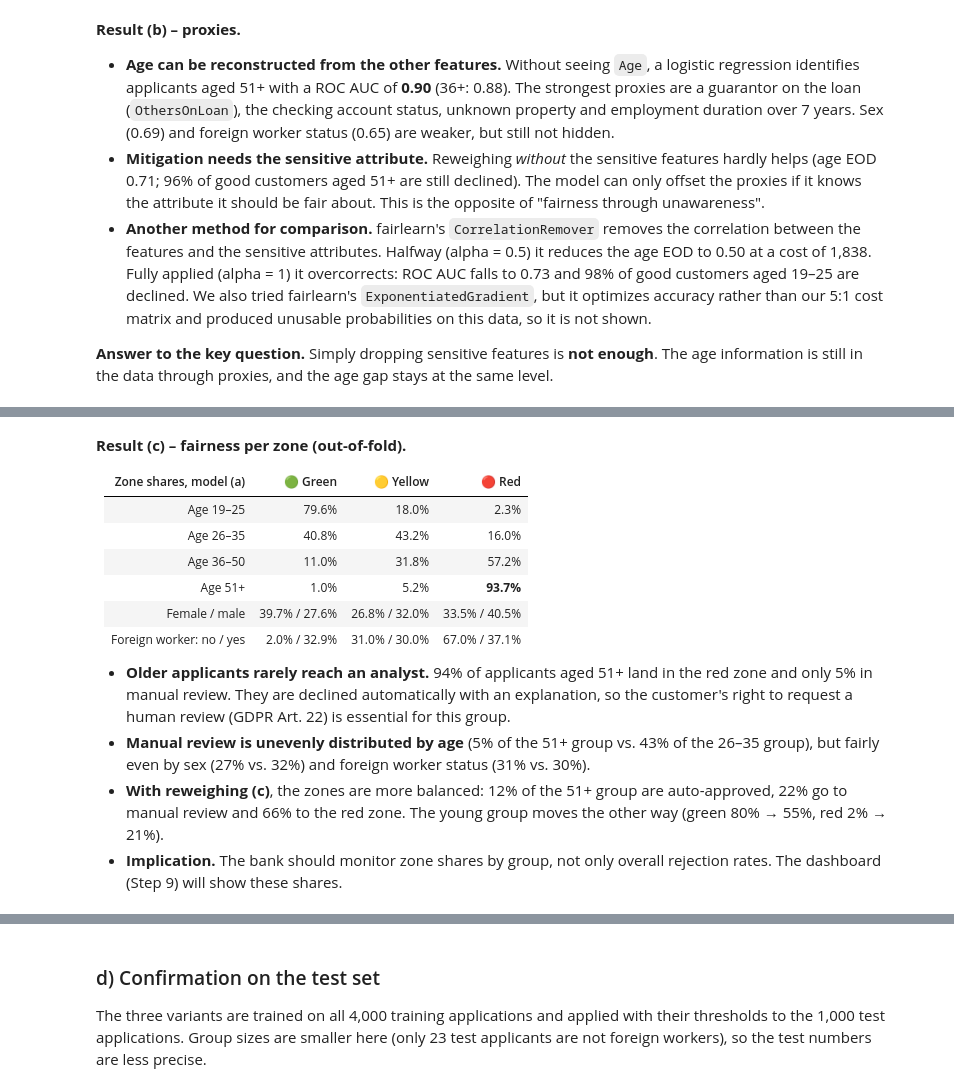
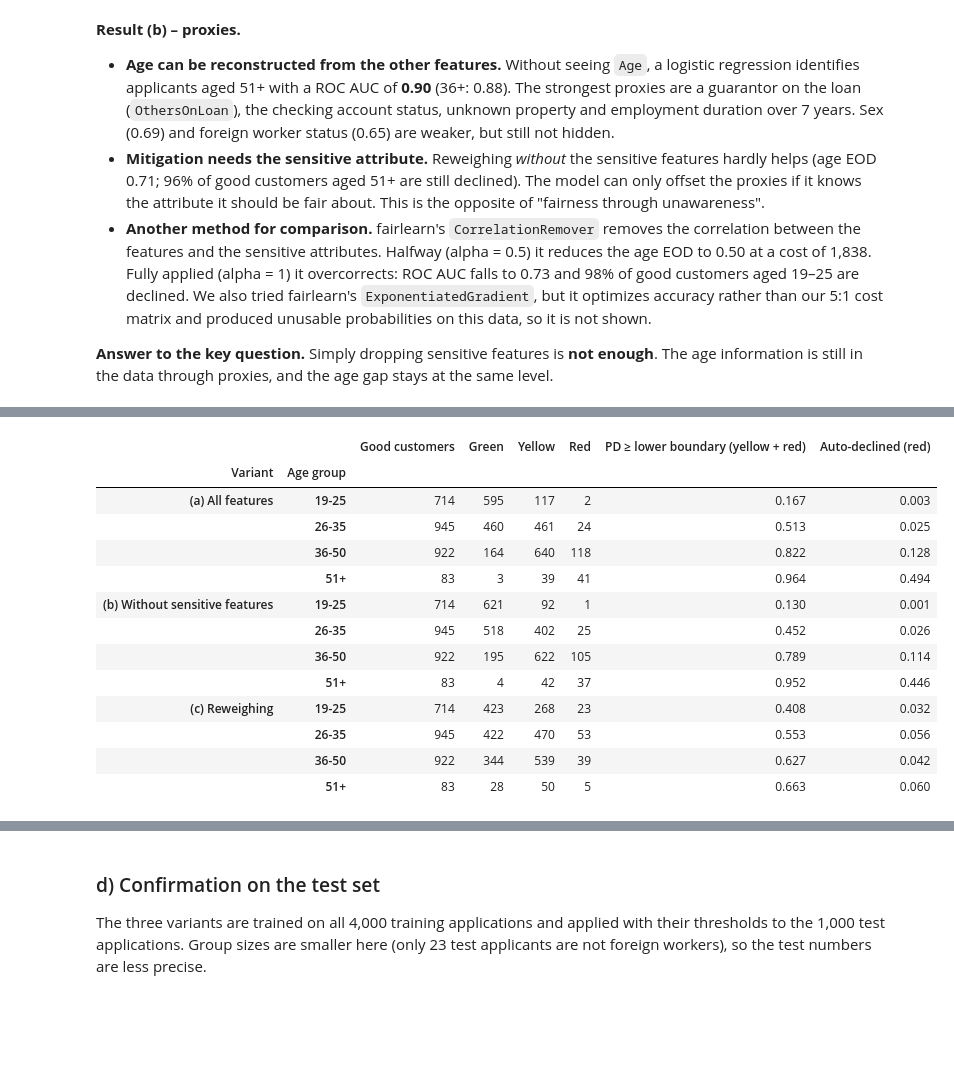
Before and after one commit to cdomat/creditparity, a Jupyter notebook: notebooks/credit_risk_step_6_fairness.ipynb, the cells around one changed output, grey strips where cells are left out. Saved outputs shown, nothing was run; the diff lists cells and outputs as text; code cells hidden in the pictures; blank space fills up the shorter version.

```diff
--- a/notebooks/credit_risk_step_6_fairness.ipynb
+++ b/notebooks/credit_risk_step_6_fairness.ipynb
@@ -424,16 +441,34 @@ plt.show()
-# %% [markdown]
-**Result (c) – fairness per zone (out-of-fold).**
-
-| Zone shares, model (a) | 🟢 Green | 🟡 Yellow | 🔴 Red |
-|---|---|---|---|
-| Age 19–25 | 79.6% | 18.0% | 2.3% |
-| Age 26–35 | 40.8% | 43.2% | 16.0% |
-| Age 36–50 | 11.0% | 31.8% | 57.2% |
-| Age 51+ | 1.0% | 5.2% | **93.7%** |
-| Female / male | 39.7% / 27.6% | 26.8% / 32.0% | 33.5% / 40.5% |
-| Foreign worker: no / yes | 2.0% / 32.9% | 31.0% / 30.0% | 67.0% / 37.1% |
-
-- **Older applicants rarely reach an analyst.** 94% of applicants aged 51+ land in the red zone and only 5% in manual review. They are declined automatically with an explanation, so the customer's right to request a human review (GDPR Art. 22) is essential for this group.
-- **Manual review is unevenly distributed by age** (5% of the 51+ group vs. 43% of the 26–35 group), but fairly even by sex (27% vs. 32%) and foreign worker status (31% vs. 30%).
-- **With reweighing (c)**, the zones are more balanced: 12% of the 51+ group are auto-approved, 22% go to manual review and 66% to the red zone. The young group moves the other way (green 80% → 55%, red 2% → 21%).
-- **Implication.** The bank should monitor zone shares by group, not only overall rejection rates. The dashboard (Step 9) will show these shares.
+# %%
+# Where do the GOOD customers of each age group end up? (counts, out-of-fold)
+def good_customer_zones(p_dict, y_true, data, lowers, upper_dict):
+    ag = age_group(data).to_numpy()
+    rows = []
+    for name in VARIANTS:
+        zone = zone_of(p_dict[name], lowers[name], upper_dict[name])
+        for grp in AGE_LABELS:
+            m = (ag == grp) & (y_true == 0)
+            rows.append({"Variant": name, "Age group": grp, "Good customers": int(m.sum()),
+                         "Green": int((m & (zone == "Green")).sum()),
+                         "Yellow": int((m & (zone == "Yellow")).sum()),
+                         "Red": int((m & (zone == "Red")).sum()),
+                         "PD ≥ lower boundary (yellow + red)": (m & (zone != "Green")).sum() / m.sum(),
+                         "Auto-declined (red)": (m & (zone == "Red")).sum() / m.sum()})
+    return pd.DataFrame(rows).set_index(["Variant", "Age group"])
+
+good_zones_oof = good_customer_zones(oof, y_tr, X_train, thresholds, uppers)
+good_zones_oof.round(3)
+# %% [output]
+|  |  | Good customers | Green | Yellow | Red | PD ≥ lower boundary (yellow + red) | Auto-declined (red) |
+| Variant | Age group |  |  |  |  |  |  |
+| (a) All features | 19-25 | 714 | 595 | 117 | 2 | 0.167 | 0.003 |
+|  | 26-35 | 945 | 460 | 461 | 24 | 0.513 | 0.025 |
+|  | 36-50 | 922 | 164 | 640 | 118 | 0.822 | 0.128 |
+|  | 51+ | 83 | 3 | 39 | 41 | 0.964 | 0.494 |
+| (b) Without sensitive features | 19-25 | 714 | 621 | 92 | 1 | 0.130 | 0.001 |
+|  | 26-35 | 945 | 518 | 402 | 25 | 0.452 | 0.026 |
+|  | 36-50 | 922 | 195 | 622 | 105 | 0.789 | 0.114 |
+|  | 51+ | 83 | 4 | 42 | 37 | 0.952 | 0.446 |
+| (c) Reweighing | 19-25 | 714 | 423 | 268 | 23 | 0.408 | 0.032 |
+|  | 26-35 | 945 | 422 | 470 | 53 | 0.553 | 0.056 |
+|  | 36-50 | 922 | 344 | 539 | 39 | 0.627 | 0.042 |
+|  | 51+ | 83 | 28 | 50 | 5 | 0.663 | 0.060 |
```
Also changed, not shown: parts of 10 cells of this notebook, 3 other files.
